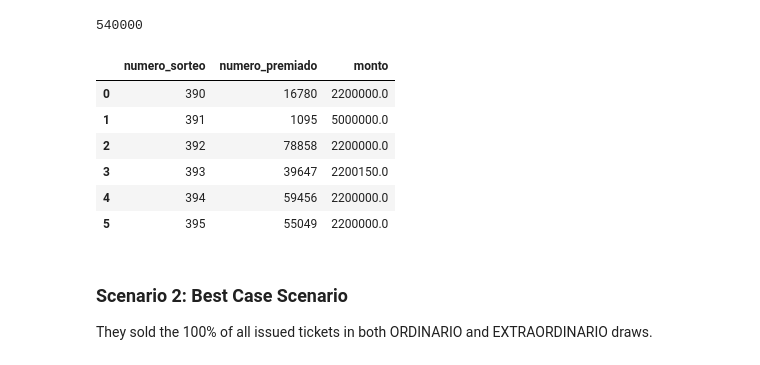
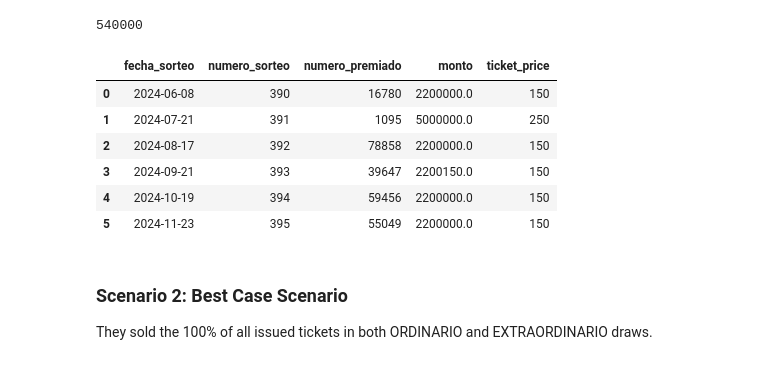
Before and after one commit to AngelDHackerman/santa-lucia-data-analysis-manual, a Jupyter notebook: notebooks/visualization_sorteos_premios.ipynb, the cells around one changed output. Drawn from its saved outputs; the diff is of its cells as text; code cells hidden in the pictures.

```diff
--- a/notebooks/visualization_sorteos_premios.ipynb
+++ b/notebooks/visualization_sorteos_premios.ipynb
@@ -325,19 +339,21 @@ grand_total_tickets_issued_extraordinario
 # %%
 # Extract only the 1st place numbers, number of draw and amount won of the draw
 big_prize_won_extraordinario = df_extraordinarios[df_extraordinarios['primer_premio'] == df_extraordinarios['numero_premiado']]
 big_prize_won_extraordinario = big_prize_won_extraordinario.reset_index()
+big_prize_won_extraordinario = big_prize_won_extraordinario[['fecha_sorteo', 'numero_sorteo', 'numero_premiado', 'monto']]
 
-# Create new dataset only with the "big prize" for each "extraordinario" draw
-big_prize_won_extraordinario = big_prize_won_extraordinario[['numero_sorteo', 'numero_premiado', 'monto']]
+# Add the price of the ticket for each draw
+big_prize_won_extraordinario['ticket_price'] = big_prize_won_extraordinario['monto'].apply(ticket_price)
+big_prize_won_extraordinario = big_prize_won_extraordinario.sort_values('fecha_sorteo')
 big_prize_won_extraordinario
 # %% [output]
-|  | numero_sorteo | numero_premiado | monto |
-| 0 | 390 | 16780 | 2200000.0 |
-| 1 | 391 | 1095 | 5000000.0 |
-| 2 | 392 | 78858 | 2200000.0 |
-| 3 | 393 | 39647 | 2200150.0 |
-| 4 | 394 | 59456 | 2200000.0 |
-| 5 | 395 | 55049 | 2200000.0 |
+|  | fecha_sorteo | numero_sorteo | numero_premiado | monto | ticket_price |
+| 0 | 2024-06-08 | 390 | 16780 | 2200000.0 | 150 |
+| 1 | 2024-07-21 | 391 | 1095 | 5000000.0 | 250 |
+| 2 | 2024-08-17 | 392 | 78858 | 2200000.0 | 150 |
+| 3 | 2024-09-21 | 393 | 39647 | 2200150.0 | 150 |
+| 4 | 2024-10-19 | 394 | 59456 | 2200000.0 | 150 |
+| 5 | 2024-11-23 | 395 | 55049 | 2200000.0 | 150 |
 # %% [markdown]
 ### Scenario 2: Best Case Scenario
 They sold the 100% of all issued tickets in both ORDINARIO and EXTRAORDINARIO draws.
```
Also changed, not shown: parts of 1 cell of this notebook.
